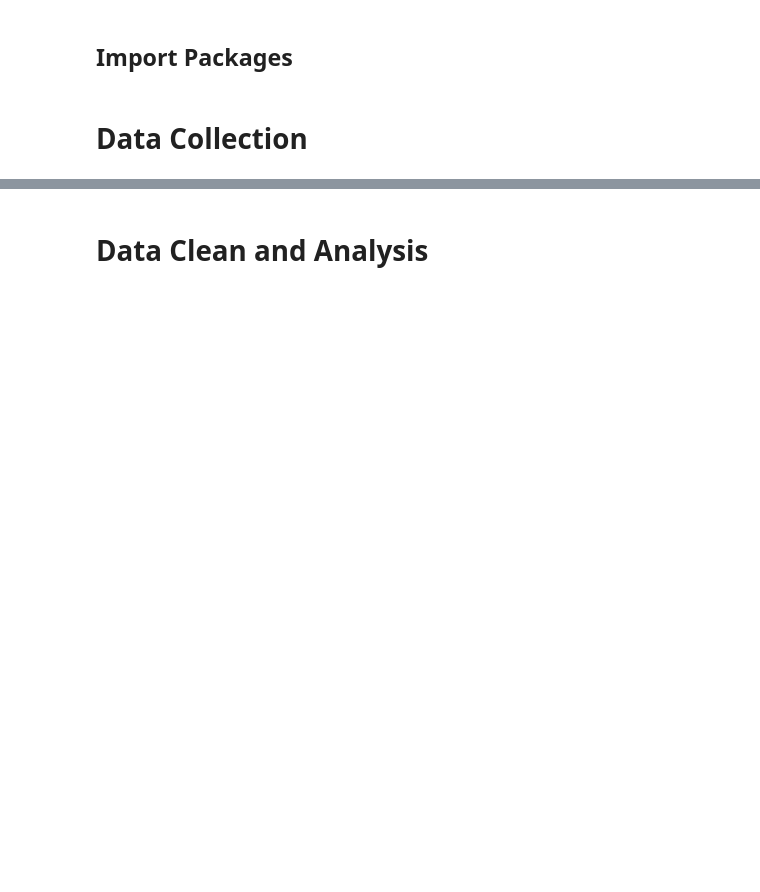
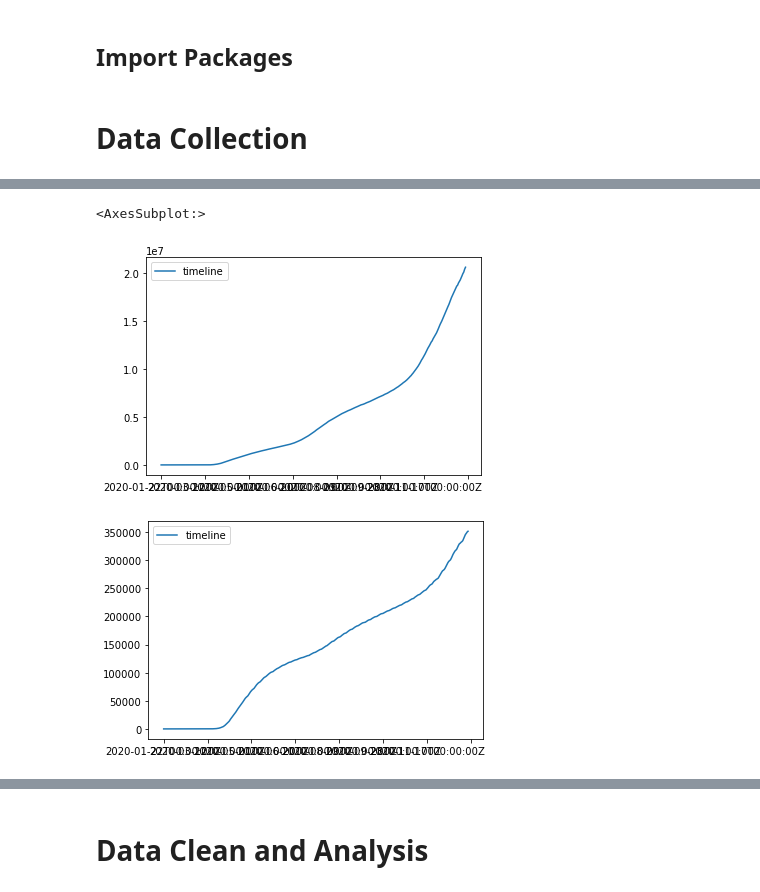
Before and after one commit to mrozenva/Coronavirus-Research, a Jupyter notebook: project_coronavirus.ipynb, the cells around one changed output, grey strips where cells are left out. Drawn from its saved outputs; the diff is of its cells as text; code cells hidden in the pictures; blank space fills up the shorter version.

```diff
--- a/project_coronavirus.ipynb
+++ b/project_coronavirus.ipynb
@@ -84,0 +43,13 @@ df2.to_csv('data/movie.csv')
+# %%
+url = 'https://coronavirus-tracker-api.herokuapp.com/v2/locations'
+
+random = np.random.uniform(0, 1, 501)
+# time.sleep(random[i])
+params = {
+            'source': 'csbs',
+            'country_code': 'US',
+            'timelines': 1
+          }
+
+response = requests.get(url, params)
+d = response.json()
@@ -84,0 +72,7 @@ df2.to_csv('data/movie.csv')
+# %%
+pd.DataFrame(d['locations'][248]['timelines']['confirmed']).plot()
+pd.DataFrame(d['locations'][248]['timelines']['deaths']).plot()
+# %% [output]
+<AxesSubplot:>
+[figure, added]
+[figure, added]
```
Also changed, not shown: parts of 55 cells of this notebook, 1 other file.
